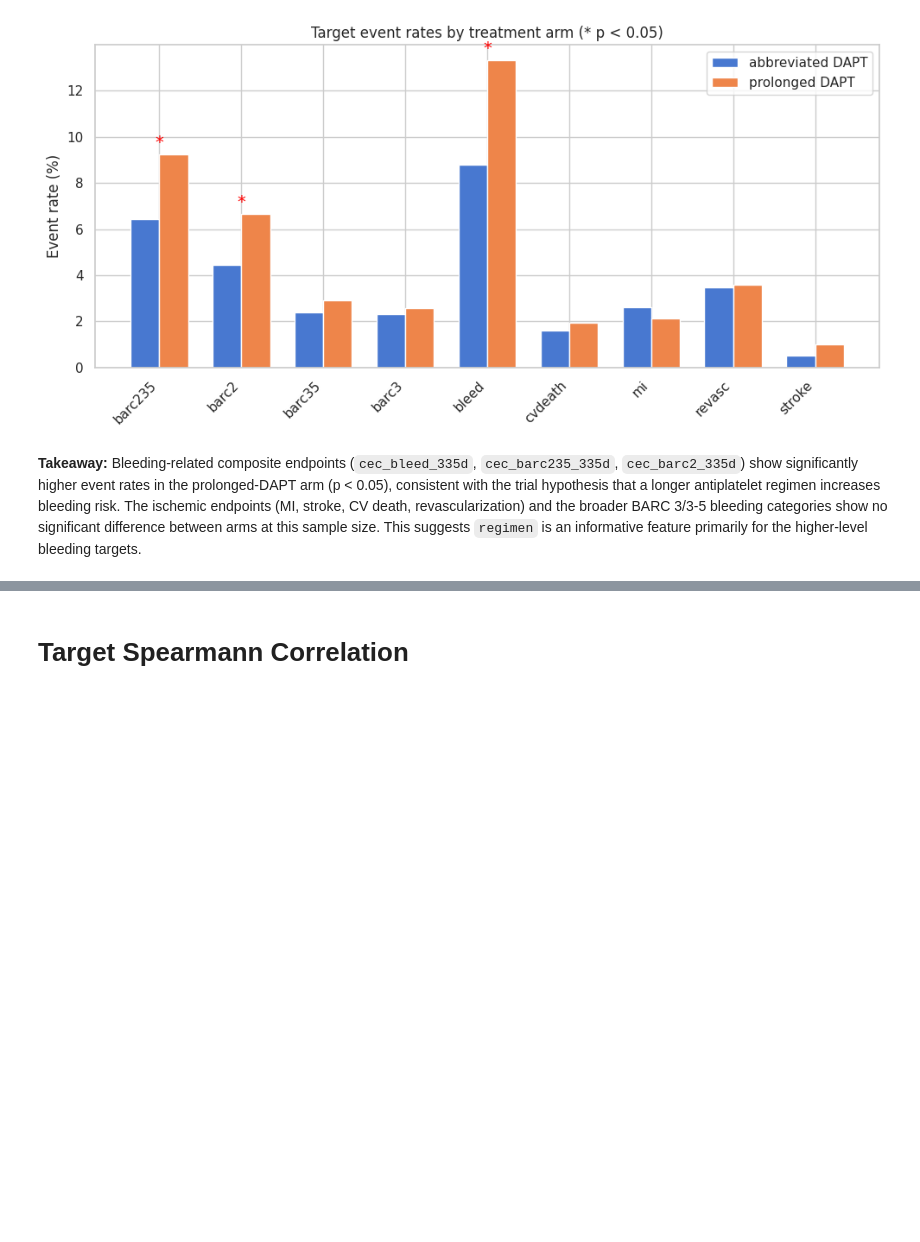
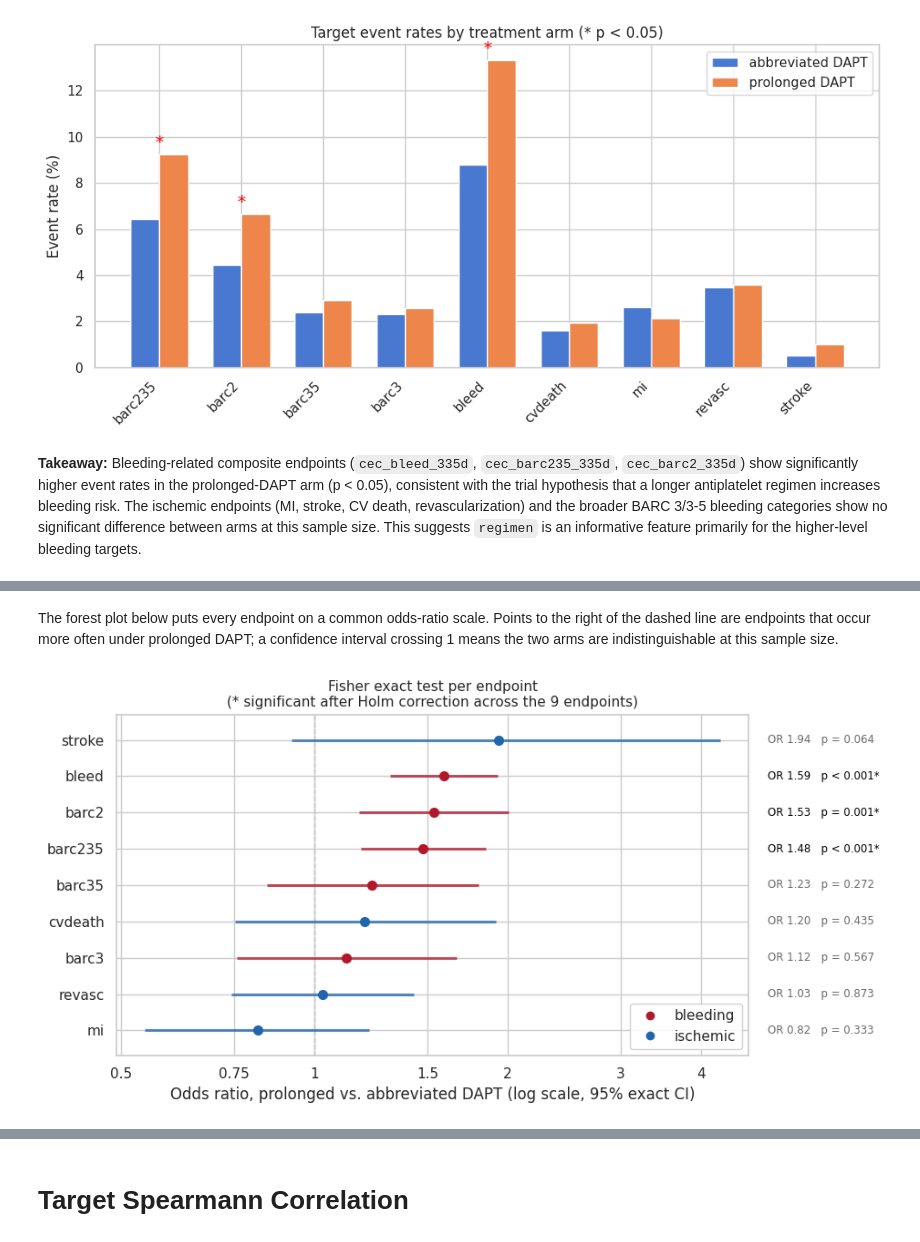
Before and after one commit to TommasoPioda/CATE-estimation-on-the-MASTER-DAPT-trial, a Jupyter notebook: data_exploration/01_target_exploration.ipynb, the cells around one changed output, grey strips where cells are left out. Saved outputs shown, nothing was run; the diff lists cells and outputs as text; code cells hidden in the pictures; blank space fills up the shorter version.

Commit message:
Added Fisher exact test

```diff
--- a/data_exploration/01_target_exploration.ipynb
+++ b/data_exploration/01_target_exploration.ipynb
@@ -288,0 +355,44 @@ plt.show()
+# %% [markdown]
+The forest plot below puts every endpoint on a common odds-ratio scale. Points to the right of the dashed line are endpoints that occur more often under prolonged DAPT; a confidence interval crossing 1 means the two arms are indistinguishable at this sample size.
+# %%
+from matplotlib.ticker import FixedLocator, FixedFormatter
+
+plot_df = fisher_df.sort_values('odds ratio')
+is_bleed = [('barc' in c) or ('bleed' in c) for c in plot_df.index]
+colors = ['#b2182b' if b else '#2166ac' for b in is_bleed]
+labels = [c.replace('cec_', '').replace('_335d', '') for c in plot_df.index]
+ypos = np.arange(len(plot_df))
+
+fig, ax = plt.subplots(figsize=(9.5, 5))
+ax.axvline(1, color='grey', lw=1, ls='--', zorder=0)
+
+for y, (_, r), c in zip(ypos, plot_df.iterrows(), colors):
+    ax.plot([r['CI low'], r['CI high']], [y, y], color=c, lw=2.2, alpha=.75,
+            solid_capstyle='butt')
+    ax.plot(r['odds ratio'], y, 'o', color=c, ms=7, zorder=3)
+    stars = '*' if r['p (Holm)'] < 0.05 else ''
+    p_txt = 'p < 0.001' if r['p (Fisher)'] < 0.001 else f"p = {r['p (Fisher)']:.3f}"
+    ax.annotate(f"OR {r['odds ratio']:.2f}   {p_txt}{stars}",
+                xy=(1.03, y), xycoords=('axes fraction', 'data'),
+                va='center', fontsize=8.5,
+                color='black' if r['p (Fisher)'] < 0.05 else 'dimgrey')
+
+ticks = [0.5, 0.75, 1, 1.5, 2, 3, 4]
+ax.set_xscale('log')
+ax.xaxis.set_major_locator(FixedLocator(ticks))
+ax.xaxis.set_major_formatter(FixedFormatter([str(t) for t in ticks]))
+ax.xaxis.set_minor_locator(FixedLocator([]))
+ax.set_yticks(ypos)
+ax.set_yticklabels(labels)
+ax.set_ylim(-0.7, len(plot_df) - 0.3)
+ax.set_xlabel('Odds ratio, prolonged vs. abbreviated DAPT (log scale, 95% exact CI)')
+ax.set_title("Fisher exact test per endpoint\n(* significant after Holm correction across the 9 endpoints)",
+             fontsize=11)
+
+handles = [plt.Line2D([], [], color='#b2182b', marker='o', ls='', label='bleeding'),
+           plt.Line2D([], [], color='#2166ac', marker='o', ls='', label='ischemic')]
+ax.legend(handles=handles, loc='lower right', frameon=True, framealpha=.9)
+plt.tight_layout()
+plt.show()
+# %% [output]
+[figure, added]
```
Also changed, not shown: parts of 3 cells of this notebook.
